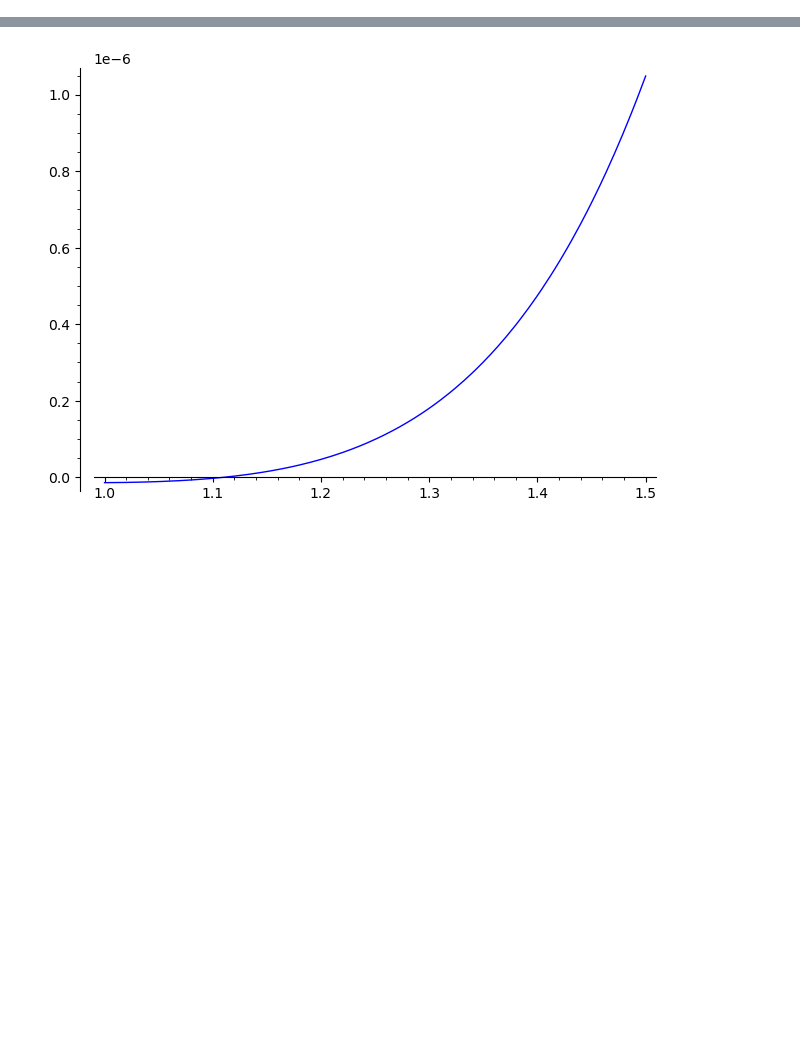
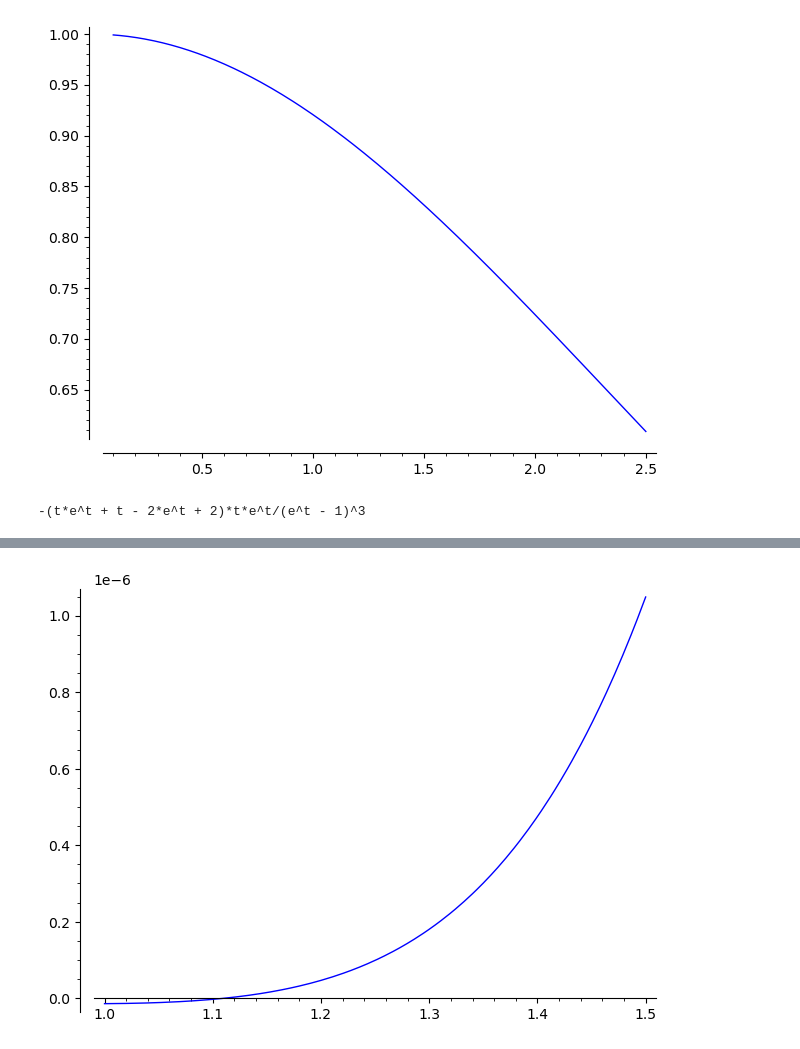
Before and after one commit to seewoo5/posqmf, a Jupyter notebook: polymod.ipynb, the cells around one changed output, grey strips where cells are left out. Cells and saved outputs as stored; diff of their text form; code cells hidden in the pictures; blank space fills up the shorter version.

```diff
--- a/polymod.ipynb
+++ b/polymod.ipynb
@@ -37,0 +14,12 @@ plot(g8, (t, 0.1, 1.7))
+# %%
+g2 = t^2 * exp(-t) / (1 - exp(-t))^2
+plot(g2, (t, 0.1, 2.5))
+# %% [output]
+[figure, added]
+# %%
+dg2 = diff(g2, t)
+print(dg2.factor())
+
+assert dg2 == -t * exp(t) * ((t-2) * exp(t) + t + 2) / (exp(t) - 1)^3
+# %% [output]
+-(t*e^t + t - 2*e^t + 2)*t*e^t/(e^t - 1)^3
```
Also changed, not shown: parts of 45 cells of this notebook.
